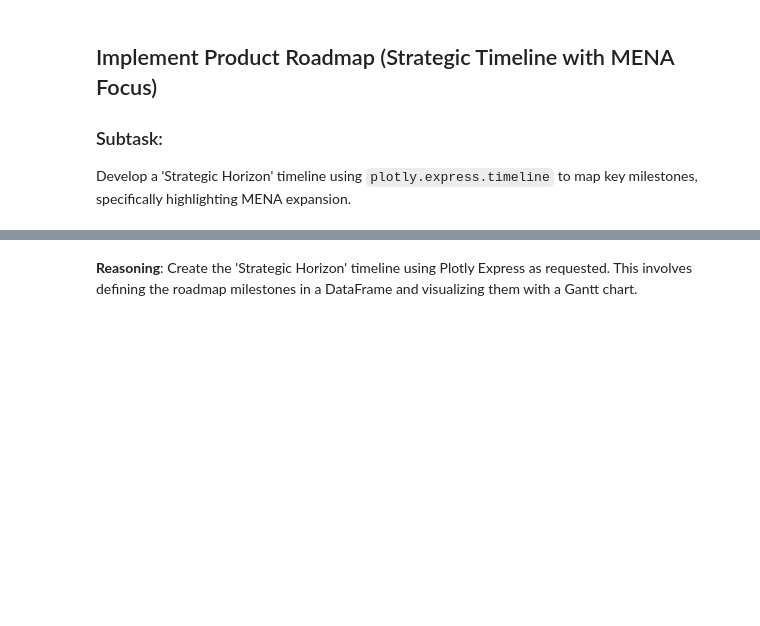
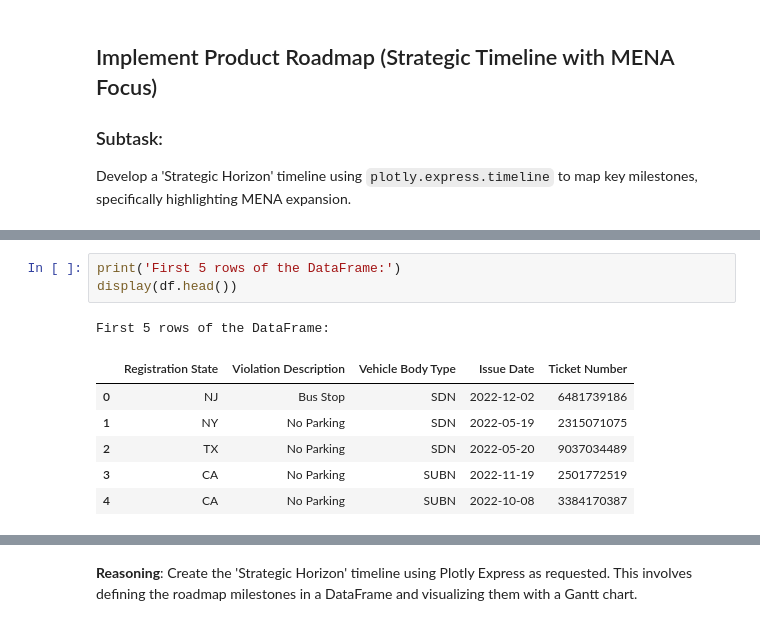
Before and after one commit to kristoffersodersten/namaka, a Jupyter notebook: Namaka.ipynb, the cells around one changed output, grey strips where cells are left out. Cells and saved outputs as stored; diff of their text form; blank space fills up the shorter version.

```diff
--- a/Namaka.ipynb
+++ b/Namaka.ipynb
@@ -875,0 +909,11 @@ Develop a 'Strategic Horizon' timeline using `plotly.express.timeline` to map ke
+# %%
+print('First 5 rows of the DataFrame:')
+display(df.head())
+# %% [output]
+First 5 rows of the DataFrame:
+|  | Registration State | Violation Description | Vehicle Body Type | Issue Date | Ticket Number |
+| 0 | NJ | Bus Stop | SDN | 2022-12-02 | 6481739186 |
+| 1 | NY | No Parking | SDN | 2022-05-19 | 2315071075 |
+| 2 | TX | No Parking | SDN | 2022-05-20 | 9037034489 |
+| 3 | CA | No Parking | SUBN | 2022-11-19 | 2501772519 |
+| 4 | CA | No Parking | SUBN | 2022-10-08 | 3384170387 |
```
Also changed, not shown: parts of 53 cells of this notebook.
